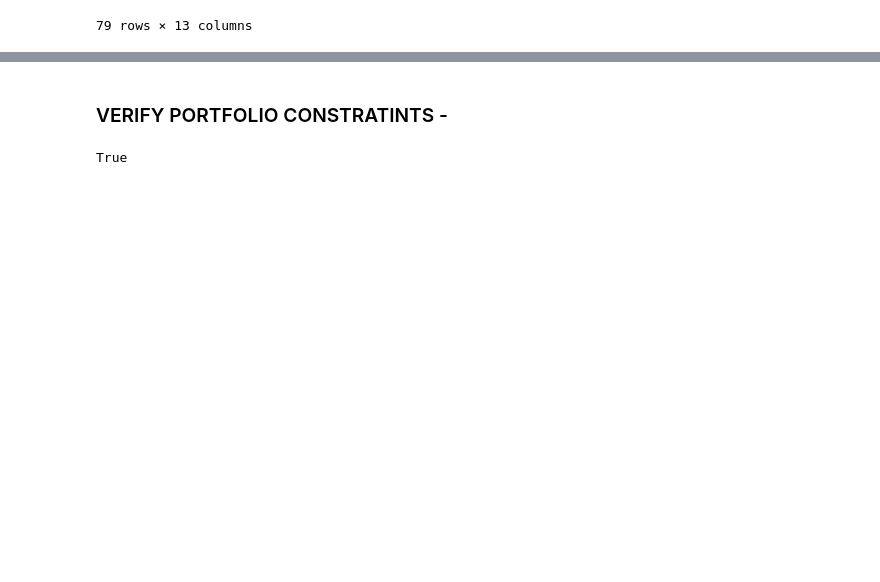
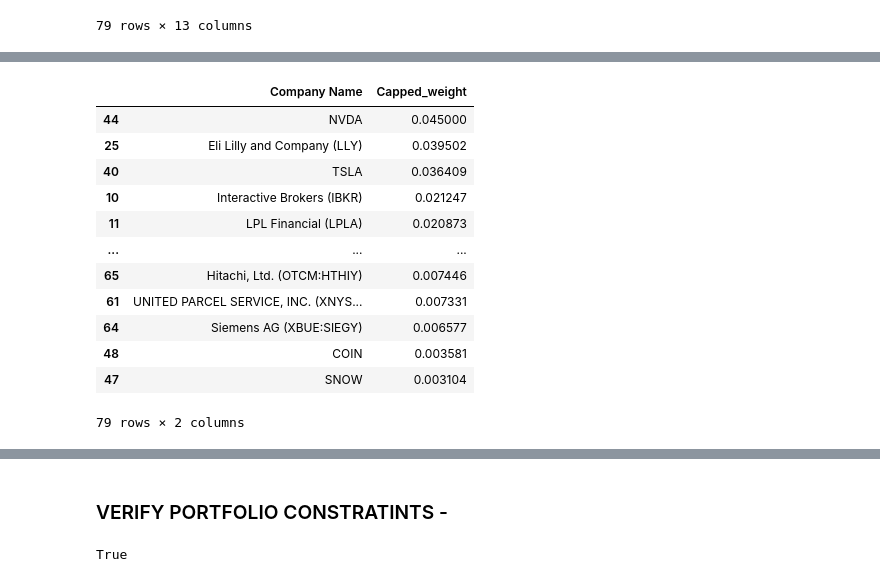
Before and after one commit to visheshgupta19/IDS_789_Final_Project, a Jupyter notebook: algo_update.ipynb, the cells around one changed output, grey strips where cells are left out. Cells and saved outputs as stored; diff of their text form; code cells hidden in the pictures; blank space fills up the shorter version.

```diff
--- a/algo_update.ipynb
+++ b/algo_update.ipynb
@@ -128 +179,17 @@ a = ideal_portfolio
+# %%
+ideal_portfolio.sort_values('Capped_weight',ascending=False)[['Company Name','Capped_weight']]
+# %% [output]
+|  | Company Name | Capped_weight |
+| 44 | NVDA | 0.045000 |
+| 25 | Eli Lilly and Company (LLY) | 0.039502 |
+| 40 | TSLA | 0.036409 |
+| 10 | Interactive Brokers (IBKR) | 0.021247 |
+| 11 | LPL Financial (LPLA) | 0.020873 |
+| ... | ... | ... |
+| 65 | Hitachi, Ltd. (OTCM:HTHIY) | 0.007446 |
+| 61 | UNITED PARCEL SERVICE, INC. (XNYS... | 0.007331 |
+| 64 | Siemens AG (XBUE:SIEGY) | 0.006577 |
+| 48 | COIN | 0.003581 |
+| 47 | SNOW | 0.003104 |
+79 rows × 2 columns
 # %%
```
Also changed, not shown: parts of 21 cells of this notebook.
